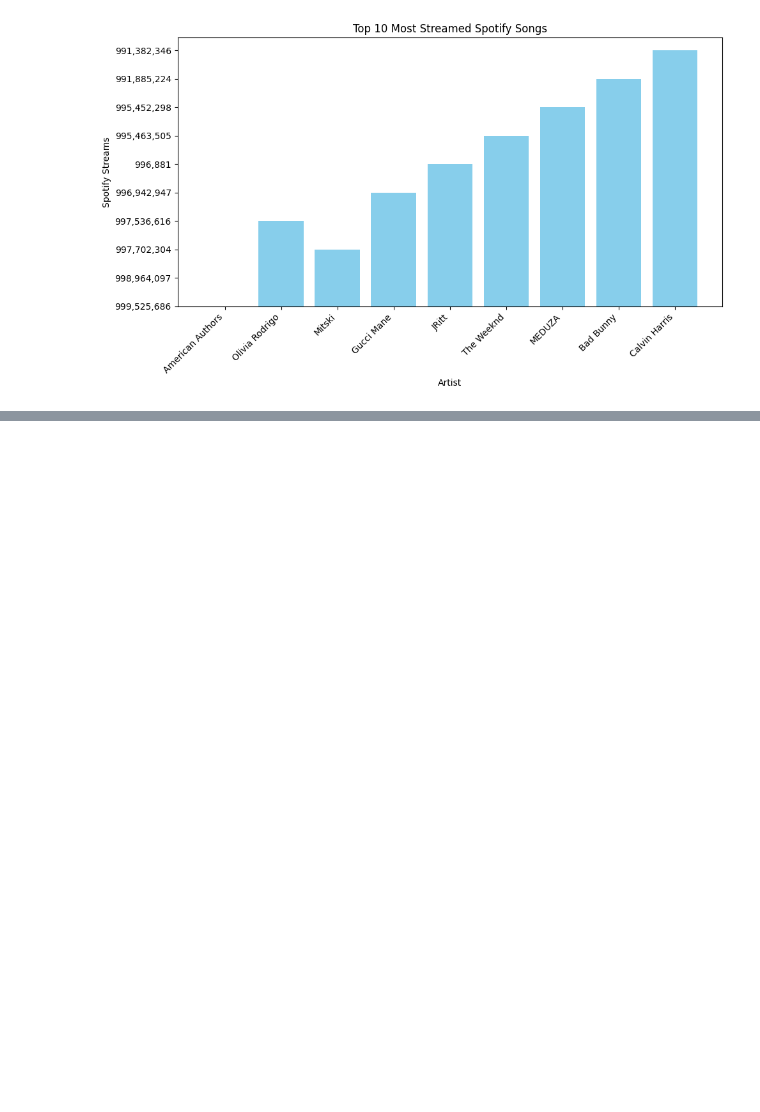
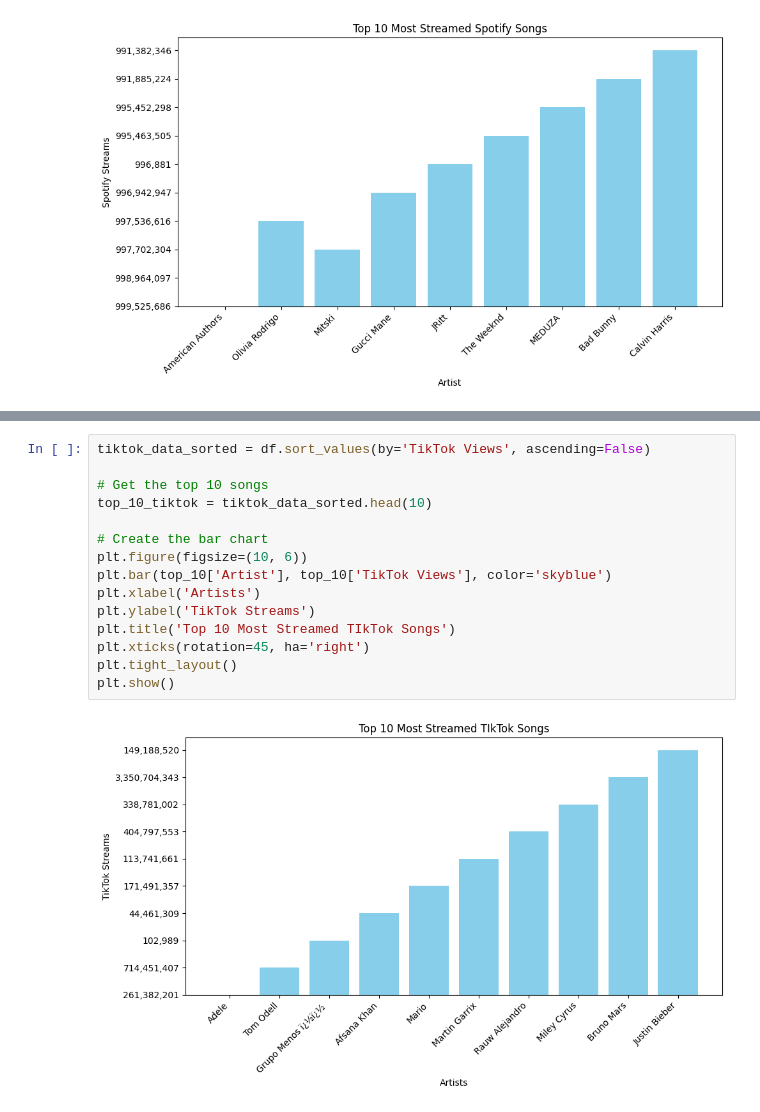
Before and after one commit to itsethe/HtHFinalProject, a Jupyter notebook: final_project.ipynb, the cells around one changed output, grey strips where cells are left out. Drawn from its saved outputs; the diff is of its cells as text; blank space fills up the shorter version.

```diff
--- a/final_project.ipynb
+++ b/final_project.ipynb
@@ -129,0 +147,17 @@ plt.show()
+# %%
+tiktok_data_sorted = df.sort_values(by='TikTok Views', ascending=False)
+
+# Get the top 10 songs
+top_10_tiktok = tiktok_data_sorted.head(10)
+
+# Create the bar chart
+plt.figure(figsize=(10, 6))
+plt.bar(top_10['Artist'], top_10['TikTok Views'], color='skyblue')
+plt.xlabel('Artists')
+plt.ylabel('TikTok Streams')
+plt.title('Top 10 Most Streamed TIkTok Songs')
+plt.xticks(rotation=45, ha='right')
+plt.tight_layout()
+plt.show()
+# %% [output]
+[figure, added]
```
Also changed, not shown: parts of 3 cells of this notebook, 1 other file.
